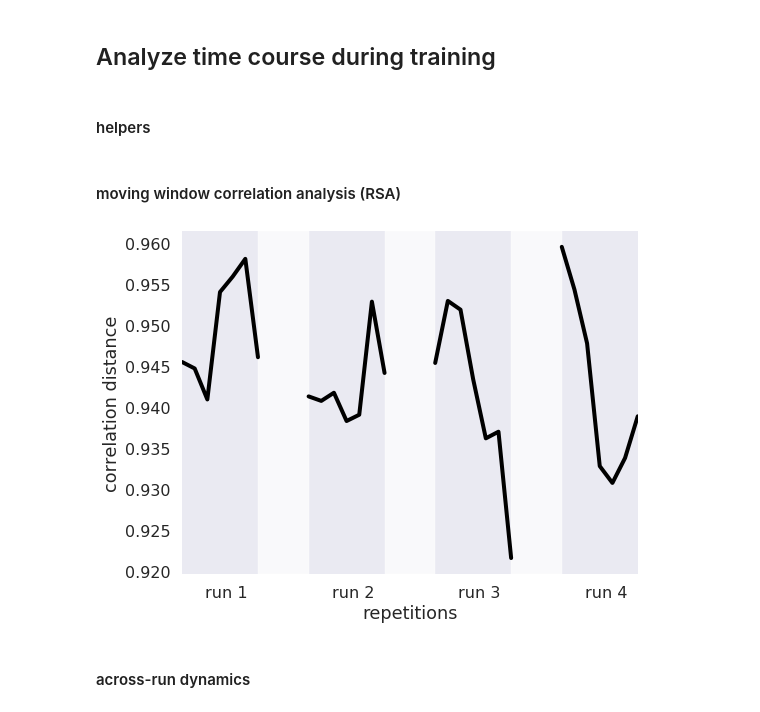
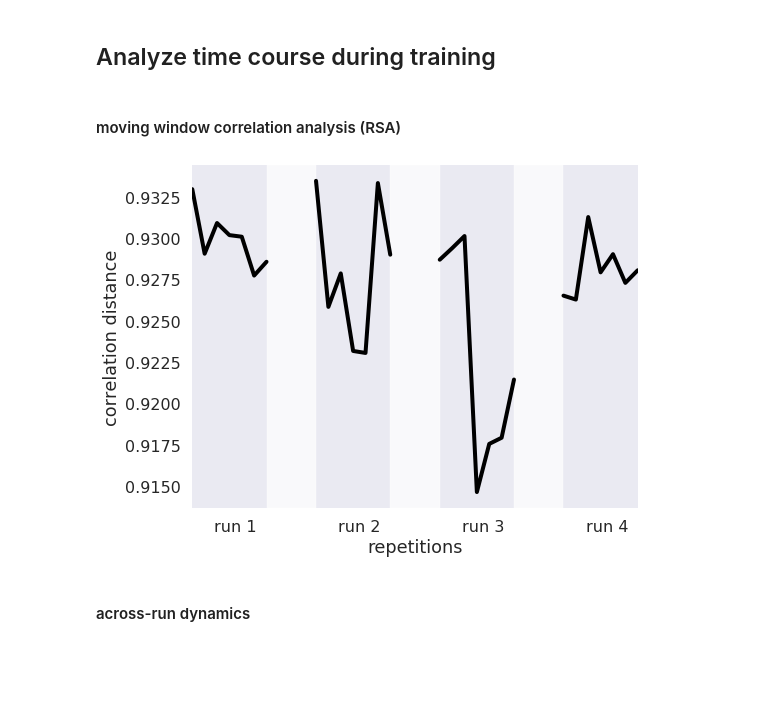
Before and after one commit to judithfan/sketchfeat, a Jupyter notebook: sketches/sketch_feature_analysis_Judy.ipynb, the cells around one changed output. Cells and saved outputs as stored; diff of their text form; code cells hidden in the pictures; blank space fills up the shorter version.

Commit message:
add mean similarities by layer

```diff
--- a/sketches/sketch_feature_analysis_Judy.ipynb
+++ b/sketches/sketch_feature_analysis_Judy.ipynb
@@ -220,6 +216,7 @@ def plot_rdm_by_views(Features,X,layer_num):
 # %% [markdown]
 ### Extracting, preprocessing, and saving out all layers
 # %%
+X = pd.read_csv('METADATA_RAW.csv')
 for layer_ind in np.arange(6,7):
     layers = ['P1','P2','P3','P4','P5','FC6','FC7']
     print('Extracting Layer {}'.format(layers[layer_ind]))
@@ -230,7 +227,7 @@ for layer_ind in np.arange(6,7):
     if Features.shape[1]>25000:
         subset_inds = np.random.RandomState(0).permutation(Features.shape[1])[:subset_size]
         Features = Features[:,subset_inds]
-        _Features, _Labels, _X = preprocess_features(Features, Labels, X)
-        _X = assign_axis_to_metadata(_X)
-        layer_num = save_features(_Features, _Labels, _X, layer_ind)
-        plot_rdm_by_views(_Features, _X, layer_ind)
+    _Features, _Labels, _X = preprocess_features(Features, Labels, X)
+    _X = assign_axis_to_metadata(_X)
+    layer_num = save_features(_Features, _Labels, _X, layer_ind)
+    plot_rdm_by_views(_Features, _X, layer_ind)
@@ -265,5 +271,3 @@ print clf.score(X_test, y_test)
 0.65
 # %% [markdown]
 ## Analyze time course during training
-# %% [markdown]
-#### helpers
@@ -294,16 +275,10 @@ _X = assign_axis_to_metadata(_X)
 #### moving window correlation analysis (RSA)
 # %%
 ### which feature embedding are you using?
-which_feat = 'fc6'
-
-if which_feat == 'fc7':
-    FEATMAT = FEAT_FC7
-elif which_feat =='fc6':
-    FEATMAT = FEAT_P5
-elif which_feat =='pool5':
-    FEATMAT = FEAT_P5
-elif which_feat =='conv3_1':
-    FEATMAT = FEAT_C31
+which_feat = 'pool1'
+FEATMAT = np.load('FEATURES_{}.npy'.format(layers[layer_names.index(which_feat)]))
+_X = pd.read_csv('METADATA.csv') # metadata is the same for all layers
+_Labels = np.load('LABELS.npy')
 
 # width of moving window in # of trials
 window_size = 4
@@ -330,34 +305,34 @@ for sub in subs:
         FEAT_o1 = FEATMAT[o1_inds]
         FEAT_o2 = FEATMAT[o2_inds]
         MEANFEAT_o1 = FEATMAT[o1_inds].mean(0)
         MEANFEAT_o2 = FEATMAT[o2_inds].mean(0)
         sim.append(stats.pearsonr(MEANFEAT_o1,MEANFEAT_o2)[0])
     SIM.append(sim)
 SIM = np.array(SIM)
 
 ## plot time series across runs of training
 sns.set_context('poster')
 sns.set_style('dark')
 fig = plt.figure(figsize=(8,6))
 plt.xlabel('repetitions')
 plt.ylabel('correlation distance')
 plt.xlim(0,36)
 for i,j in zip([0,10,20,30],[7,17,27,37]):
     x_inds = list(np.arange(i,j))
     y_vals = 1-SIM.mean(0)[x_inds]
     plt.plot(x_inds,y_vals,'k',linewidth=4)
 # for i,j in zip([0,10,20,30],[6,16,26,36]):
 #     plt.axvspan(i,j, alpha=0.4, color='red')
 for i,j in zip([6,16,26],[10,20,30]):
     plt.axvspan(i,j, alpha=0.75, color='white')
 run_labels = ['run 1','run 2','run 3', 'run 4']
 tick = plt.xticks(np.arange(3.5, 36,10.0),run_labels)
 plt.tight_layout()
 if not os.path.exists('./plots'):
     os.makedirs('./plots')
 plt.savefig(os.path.join('./plots','similarity_sketch_timecourse_allruns_{}.pdf'.format(which_feat)))
 # %% [output]
-[figure, old version]
+[figure, new version]
 # %% [markdown]
 #### across-run dynamics
 # %%
```
Also changed, not shown: parts of 12 cells of this notebook, 1 other file.
